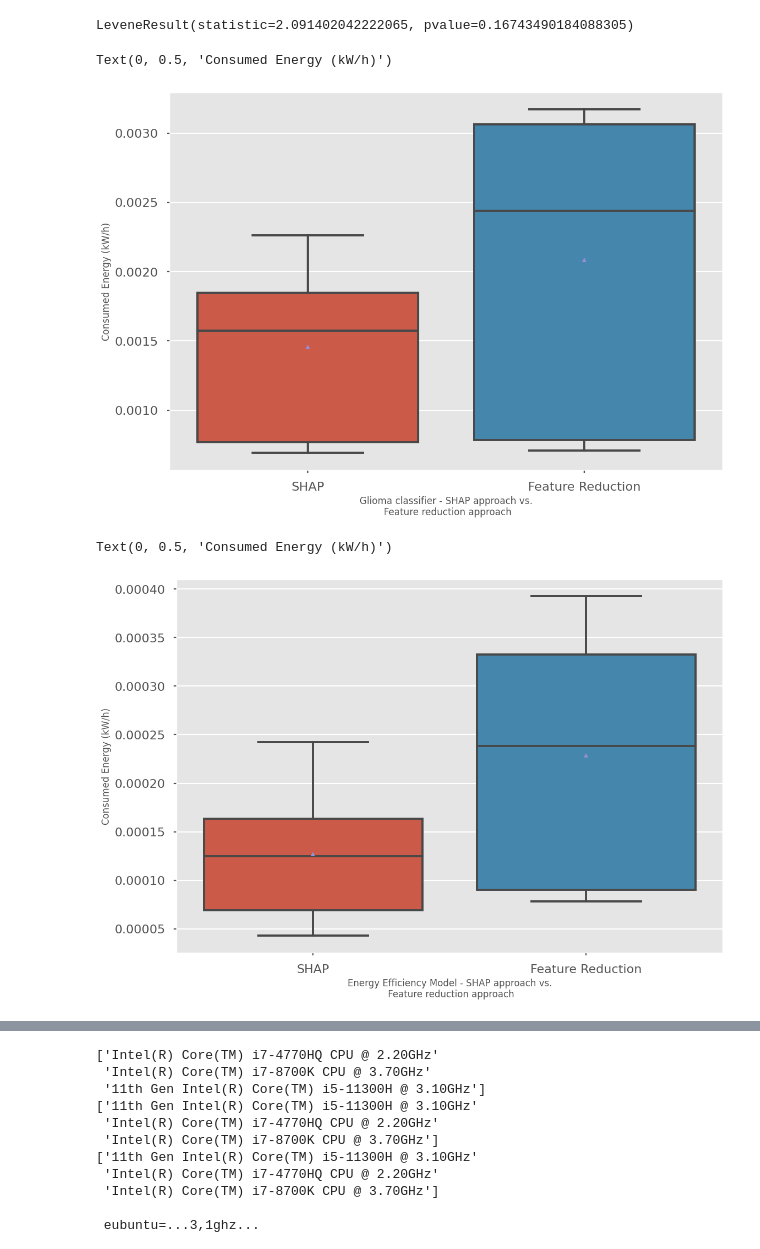
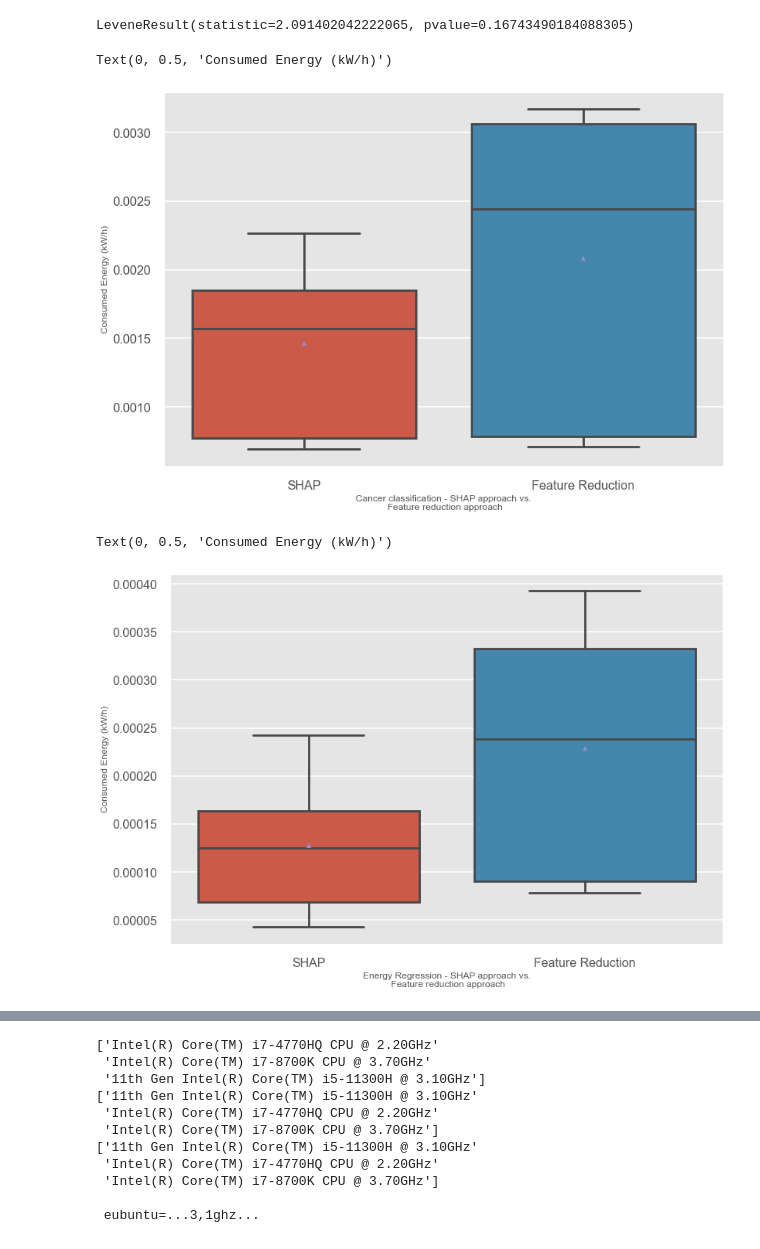
Before and after one commit to radiance/XAIemissionCompForSustainableML, a Jupyter notebook: statistics/student-t-test-with-sustainable-export-X.ipynb, the cells around one changed output, grey strips where cells are left out. Cells and saved outputs as stored; diff of their text form; code cells hidden in the pictures.

```diff
--- a/statistics/student-t-test-with-sustainable-export-X.ipynb
+++ b/statistics/student-t-test-with-sustainable-export-X.ipynb
@@ -223,23 +222,23 @@ LeveneResult(statistic=2.091402042222065, pvalue=0.16743490184088305)
 # %%
 #visualize glioma data using boxplots:
 gcombined = pd.concat([gliomashapdata['energy_consumed'], gliomareddata['energy_consumed']], axis=1, ignore_index=True, sort=False)
 gcombined.columns =['SHAP', 'Feature Reduction']
 sns.boxplot(data=gcombined, showmeans=True)
-plt.xlabel('Glioma classifier - SHAP approach vs.\n Feature reduction approach')
+plt.xlabel('Cancer classification - SHAP approach vs.\n Feature reduction approach')
 plt.ylabel('Consumed Energy (kW/h)')
 # %% [output]
 Text(0, 0.5, 'Consumed Energy (kW/h)')
-[figure, old version]
+[figure, new version]
 # %%
 #visualize energy efficiency data using boxplots:
 eecombined = pd.concat([energyefficiencyshapdata['energy_consumed'], energyefficiencyreddata['energy_consumed']], axis=1, ignore_index=True, sort=False)
 eecombined.columns =['SHAP', 'Feature Reduction']
 sns.boxplot(data=eecombined, showmeans=True)
-plt.xlabel('Energy Efficiency Model - SHAP approach vs.\n Feature reduction approach')
+plt.xlabel('Energy Regression - SHAP approach vs.\n Feature reduction approach')
 plt.ylabel('Consumed Energy (kW/h)')
 # %% [output]
 Text(0, 0.5, 'Consumed Energy (kW/h)')
-[figure, old version]
+[figure, new version]
 # %%
 #visualize yolo5 data using boxplots:
 y5combined = pd.concat([yolo5shapdata['energy_consumed'], yolo5reddata['energy_consumed']], axis=1, ignore_index=True, sort=False)
```
Also changed, not shown: parts of 14 cells of this notebook.
